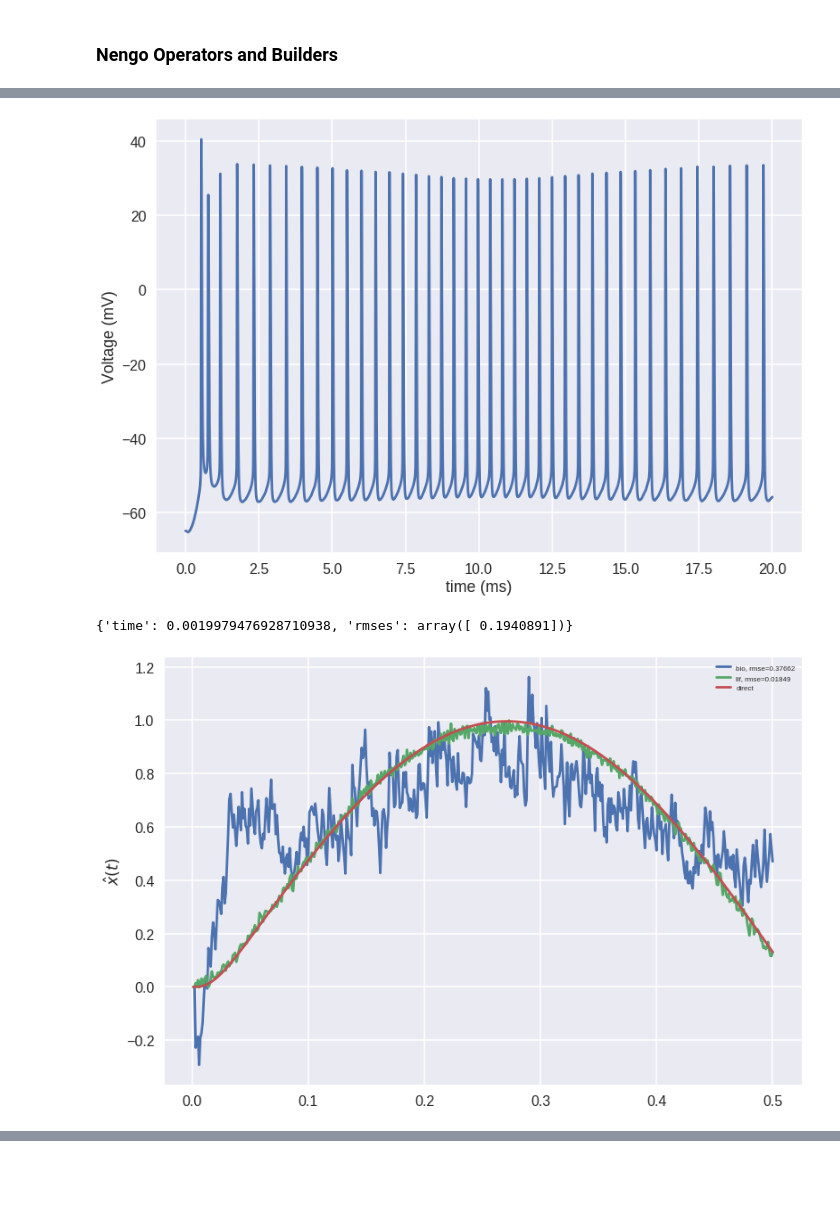
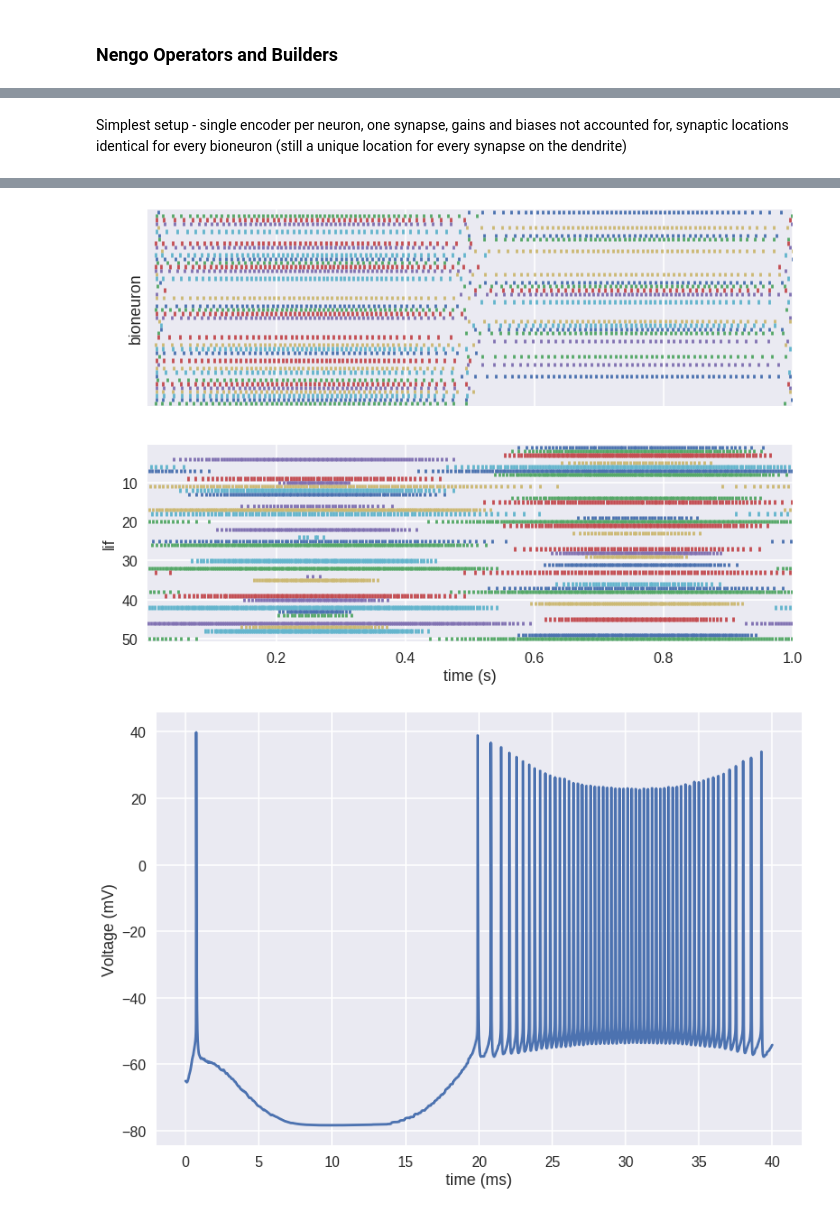
Before and after one commit to MrBananaHuman/bionengo, a Jupyter notebook: bioneuron_oracle.ipynb, the cells around one changed output, grey strips where cells are left out. Cells and saved outputs as stored; diff of their text form; code cells hidden in the pictures; blank space fills up the shorter version.

Commit message:
added gains and biases and decoder saving to oracle notebook; fixed input weight indexing problem

```diff
--- a/bioneuron_oracle.ipynb
+++ b/bioneuron_oracle.ipynb
@@ -241,0 +277,4 @@ Build a pre-simulation network to draw encoders and gains from Nengo
+# %%
+def delete_bioneurons(bioensemble):
+    for bioneuron in bioensemble.neuron_type.father_op.neurons.neurons:
+        del bioneuron
@@ -242,23 +348,10 @@ Build a pre-simulation network to draw encoders and gains from Nengo
 # %%
-n_neurons=100
-ens_seed=33
+pre_neurons=100
+n_neurons=50
 tau=0.01
 dim=1
 n_syn=1
 dt=0.001
-t_final=0.5
-rng=np.random.RandomState(seed=333)
+t_final=1.0
+pre_seed=3
+bio_seed=6
-# %%
-with nengo.Network(label='preliminary') as pre_model:
-    stim = nengo.Node(lambda t: np.sin(t))
-    pre_pre=nengo.Ensemble(n_neurons=100,dimensions=dim,seed=3,label='pre')
-    pre_lif=nengo.Ensemble(n_neurons=n_neurons,dimensions=dim,neuron_type=nengo.LIF(),label='lif',seed=ens_seed)
-    nengo.Connection(stim,pre_pre,synapse=None)
-    conn=nengo.Connection(pre_pre,pre_lif,synapse=tau)
-
-with nengo.Simulator(pre_model,dt=dt) as pre_sim:
-    pre_sim.run(0.001)
-
-lif_encoders=pre_sim.data[pre_lif].encoders
-lif_gains=pre_sim.data[pre_lif].gain
-syn_locations=rng.uniform(0,1,size=(input_decoders.shape[0],n_syn))
@@ -324,33 +358,17 @@ plt.show()
-# %%
-for nrn in range(1): #len(ens_bio.neuron_type.father_op.neurons.neurons)
-    neuron=bio.neuron_type.father_op.neurons.neurons[nrn]
-    figure,ax=plt.subplots(1,1)
-    ax.plot(dt*np.arange(0,len(np.array(neuron.v_record))),np.array(neuron.v_record))
-    ax.set(xlabel='time (ms)', ylabel='Voltage (mV)')
-    plt.show()
-# %% [output]
-[figure, removed]
-# %%
-figure2,ax3=plt.subplots(1,1,sharex=True)
-lpf = nengo.Lowpass(tau)
-solver = nengo.solvers.LstsqL2(reg=0.01)
-decoders_bio, info = solver(
-                        lpf.filt(sim.data[probe_bio_spikes], dt=dt),
-                        lpf.filt(sim.data[probe_pre], dt=dt)) #one filter on target
-                        # lpf.filt(lpf.filt(sim.data[probe_pre], dt=P['dt_nengo']), dt=P['dt_nengo'])) @two filters on target
-# np.savez(P['directory']+'ens_bio/decoders_ens_bio_to_probe.npz',decoders_bio=decoders_bio)
-# decoders_bio=np.load(P['directory']+'ens_bio/decoders_ens_bio_to_probe.npz')['decoders_bio']
-xhat_bio=np.sum(lpf.filt(sim.data[probe_bio_spikes], dt=dt)*decoders_bio.ravel(),axis=1)
-print info
-
-rmse_bio=np.sqrt(np.average((sim.data[probe_direct]-xhat_bio)**2))
-rmse_lif=np.sqrt(np.average((sim.data[probe_direct]-sim.data[probe_lif])**2))
-ax3.plot(sim.trange(),xhat_bio,label='bio, rmse=%.5f'%rmse_bio)
-ax3.plot(sim.trange(),sim.data[probe_lif],label='lif, rmse=%.5f'%rmse_lif)
-ax3.plot(sim.trange(),sim.data[probe_direct],label='direct')
-ax3.set(ylabel='$\hat{x}(t)$')#,ylim=((ymin,ymax)))
-legend3=ax3.legend(prop={'size':8})
-plt.show()
-# %% [output]
-{'time': 0.0019979476928710938, 'rmses': array([ 0.1940891])}
-[figure, removed]
+# %% [markdown]
+Simplest setup - single encoder per neuron, one synapse, gains and biases not accounted for, synaptic locations identical for every bioneuron (still a unique location for every synapse on the dendrite)
+# %%
+lif_encoders, lif_gains, weights_bias = pre_model(pre_neurons,n_neurons,tau,dim,n_syn,dt,t_final,pre_seed,bio_seed)
+
+#gains and biases are ignored, but must scale encoders to get any bioneuron activity
+lif_gains=np.ones((lif_gains.shape))
+weights_bias=np.zeros((weights_bias.shape))
+lif_encoders *= lif_gains.reshape(-1, 1) * 10
+
+#identical synaptic locations for each neuron
+rng=np.random.RandomState(seed=333)
+syn_locations=np.array([rng.uniform(0,1,size=(pre_neurons,n_syn)) for n in range(n_neurons)])
+# syn_locations=rng.uniform(0,1,size=(n_neurons,pre_neurons,n_syn))
+
+decoders_bio_1=simulate(n_neurons,tau,dim,n_syn,dt,t_final,lif_encoders,weights_bias,pre_seed,bio_seed)
+# %% [output]
@@ -356,0 +378,2 @@ plt.show()
+[figure, added]
+[figure, added]
```
Also changed, not shown: parts of 29 cells of this notebook.
